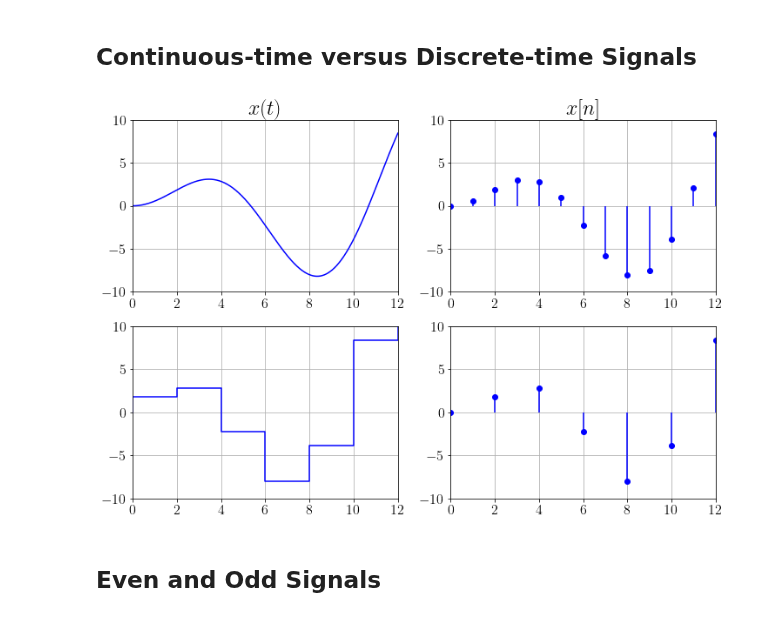
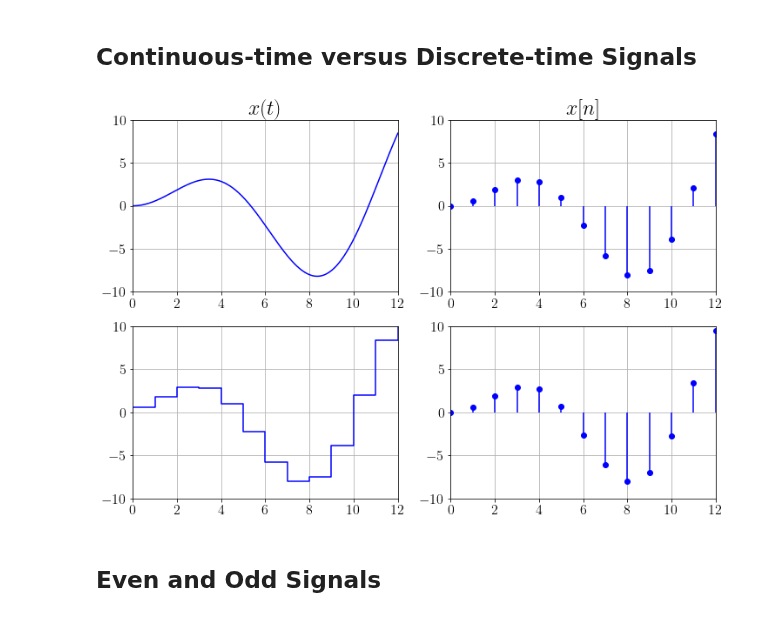
Before and after one commit to tmquan/ivcl, a Jupyter notebook: _sources/courses/dsp/intro.ipynb, the cells around one changed output. Drawn from its saved outputs; the diff is of its cells as text; code cells hidden in the pictures.

```diff
--- a/_sources/courses/dsp/intro.ipynb
+++ b/_sources/courses/dsp/intro.ipynb
@@ -83,40 +83,40 @@ ax[0][1].margins(0.2, 0.2)
 
 mpl_axes_step(ax[1][0],
     expr=h,
-    xrange=(t, -60, 60, 2),
+    xrange=(t, -60, 60, 1),
     color='b',
 )
 ax[1][0].set_xlim(0, 12, 1)
 ax[1][0].set_ylim(-10, 10, 1)
 # ax[1][0].set_title(r'$x[n]$', fontsize=24)
 ax[1][0].tick_params(axis='x', labelsize=16)
 ax[1][0].tick_params(axis='y', labelsize=16)
 # ax[1][0].set_xticks([], fontsize=16)
 # ax[1][0].set_yticks([], fontsize=16)
 ax[1][0].grid('on')
 ax[1][0].margins(0.2, 0.2)
 
 #
 mpl_axes_stem(ax[1][1],
-    expr=h,
-    xrange=(t, -60, 60, 2),
+    expr=h.xreplace({n : round(n, 1) for n in h.atoms(sp.Number)}),
+    xrange=(t, -60, 60, 1),
     linefmt='b',
     markerfmt='bo')
 ax[1][1].set_xlim(0, 12, 1)
 ax[1][1].set_ylim(-10, 10, 1)
 # ax[1][1].set_title(r'$x[n]$', fontsize=24)
 ax[1][1].tick_params(axis='x', labelsize=16)
 ax[1][1].tick_params(axis='y', labelsize=16)
 # ax[1][1].set_xticks([], fontsize=16)
 # ax[1][1].set_yticks([], fontsize=16)
 ax[1][1].grid('on')
 ax[1][1].margins(0.2, 0.2)
 
 
 
 plt.show()
 # %% [output]
-[figure, old version]
+[figure, new version]
 # %% [markdown]
 ## Even and Odd Signals
 # %%
```
Also changed, not shown: 3 other files.
